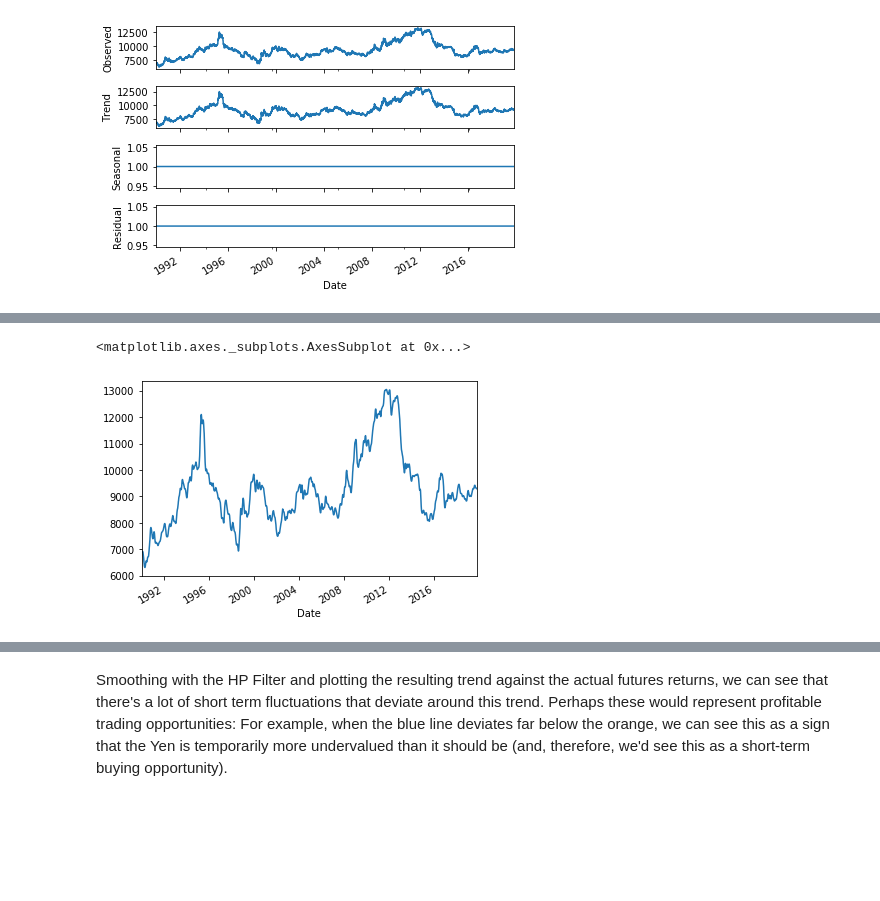
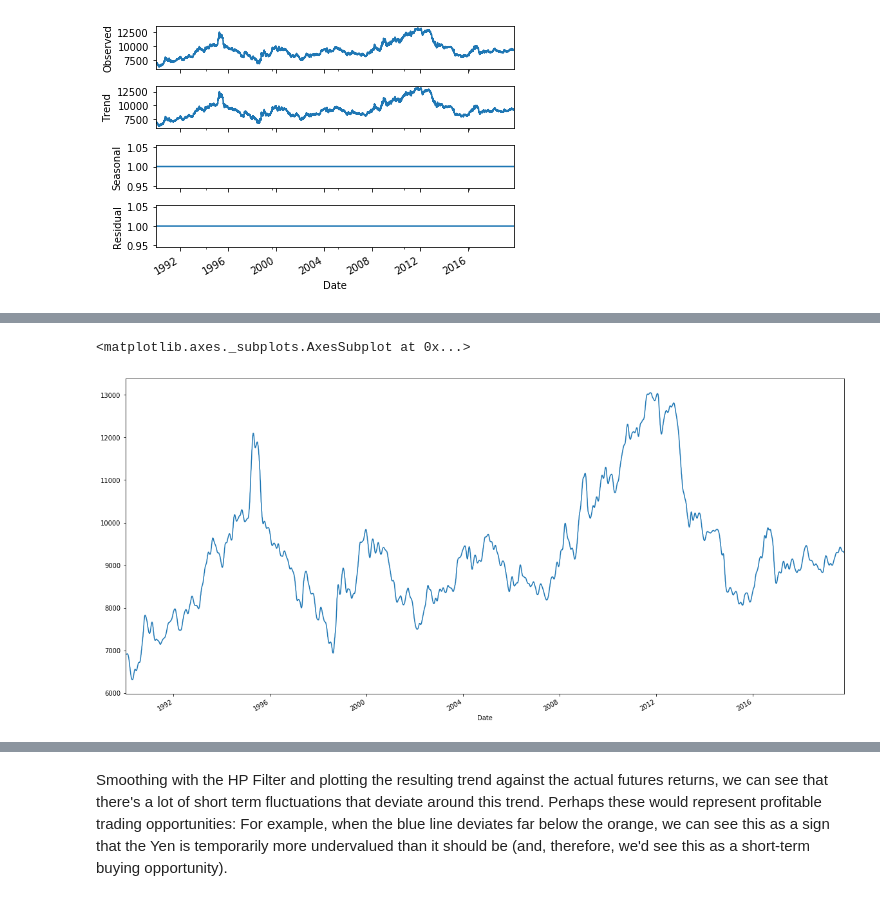
Before and after one commit to manpreetpadam/A-Yen-for-the-Future, a Jupyter notebook: time_series_analysis.ipynb, the cells around one changed output, grey strips where cells are left out. Cells and saved outputs as stored; diff of their text form; code cells hidden in the pictures; blank space fills up the shorter version.

```diff
--- a/time_series_analysis.ipynb
+++ b/time_series_analysis.ipynb
@@ -76,11 +73,11 @@ df_noise,df_trend=sm.tsa.filters.hpfilter(yen_futures.Settle)
 # %%
 # Create a dataframe of just the settle price, and add columns for "noise" and "trend" series from above:
 df=yen_futures.drop(columns=['Open','High','Low','Last','Change','Volume','Previous Day Open Interest'])
 df['Noise']=df_noise
 df['Trend']=df_trend
-df_trend.plot()
+df_trend.plot(figsize=(20,10))
 # %% [output]
 <matplotlib.axes._subplots.AxesSubplot at 0x...>
-[figure, old version]
+[figure, new version]
 # %%
 # Plot the Settle Price vs. the Trend
```
Also changed, not shown: parts of 10 cells of this notebook, 14 other files.
